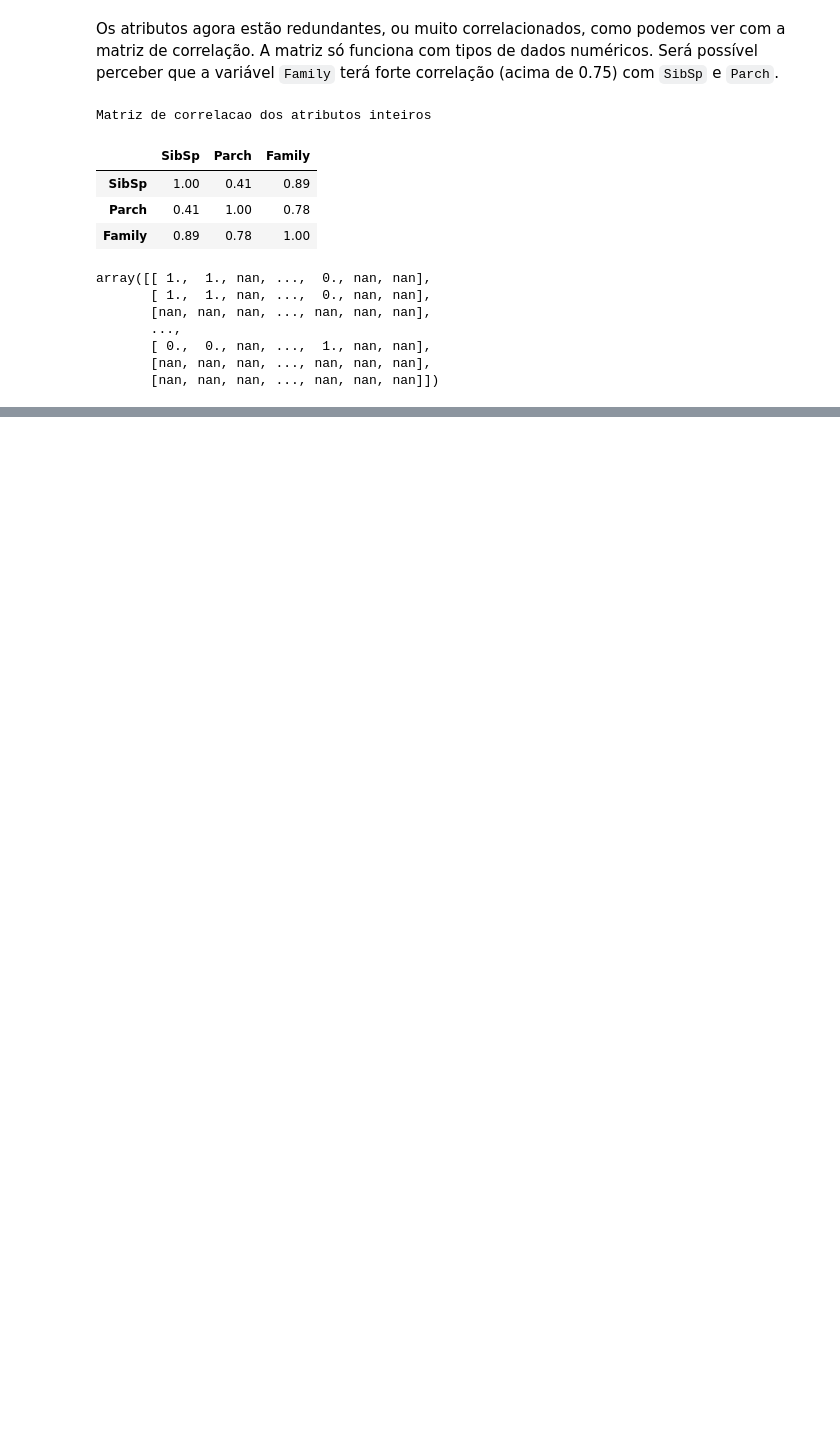
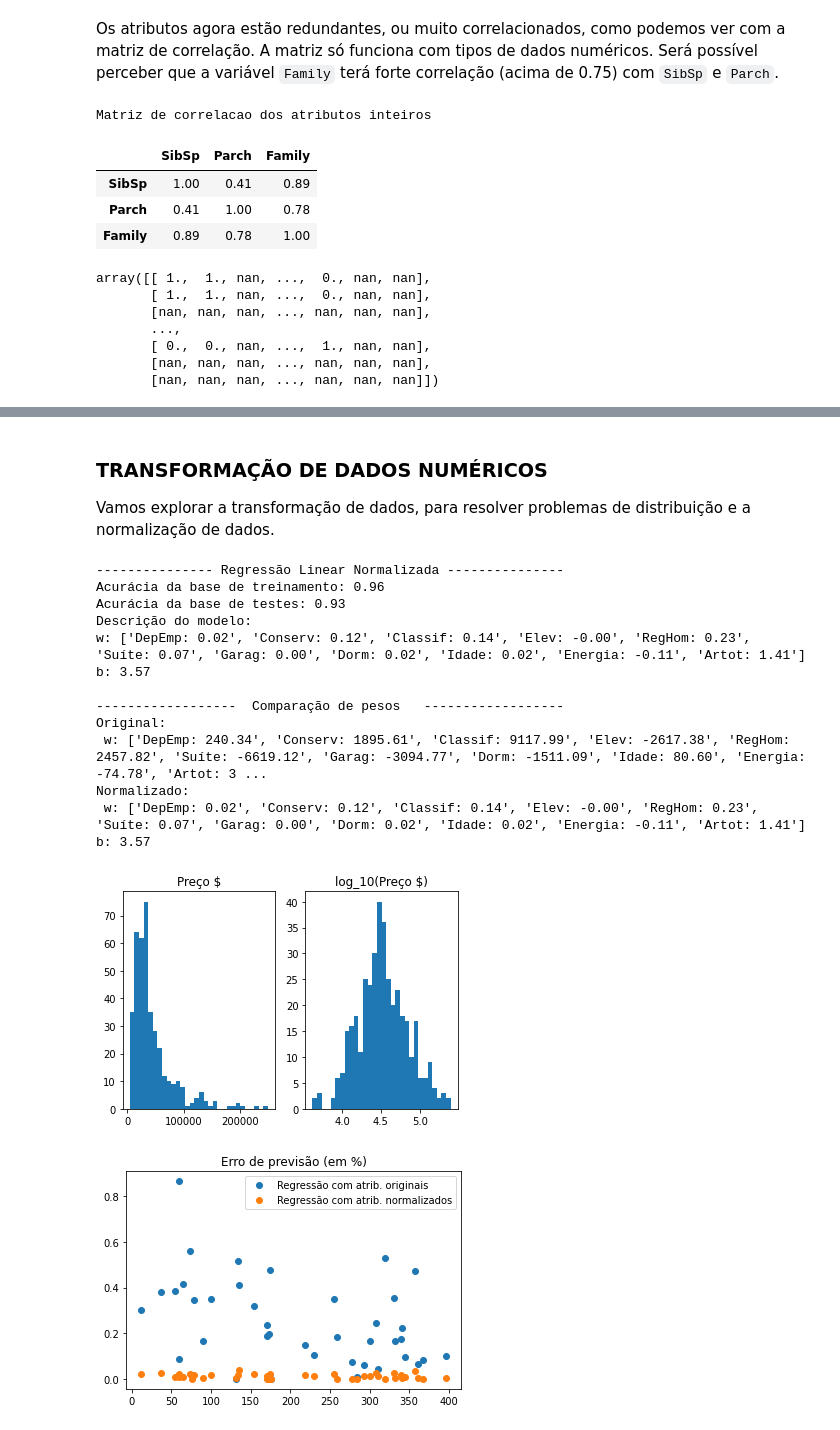
Before and after one commit to caiobellezi/estudos, a Jupyter notebook: Estudos_Transformacao_de_dados.ipynb, the cells around one changed output, grey strips where cells are left out. Saved outputs shown, nothing was run; the diff lists cells and outputs as text; code cells hidden in the pictures; blank space fills up the shorter version.

```diff
--- a/Estudos_Transformacao_de_dados.ipynb
+++ b/Estudos_Transformacao_de_dados.ipynb
@@ -344,0 +490,70 @@ array([[ 1.,  1., nan, ...,  0., nan, nan],
+# %% [markdown]
+### TRANSFORMAÇÃO DE DADOS NUMÉRICOS
+
+Vamos explorar a transformação de dados, para resolver problemas de distribuição e a normalização de dados.
+# %%
+# Os atributos possuem faixas de valores diferentes, que influencia os pesos
+# dos coeficientes da regressão. Vamos trabalhar melhor os atributos.
+
+X_scale = X
+
+# Iremos aplicar o logaritmo em "Energia total", "Área total" e "Preço $".
+
+X_scale['Energia'] = np.log10(X['Energia'])
+X_scale['Artot'] = np.log10(X['Artot'])
+y_scale = np.log10(y)
+
+# Normalização Min-Max dos dados.
+
+min_max_scaler = preprocessing.MinMaxScaler()
+X_scale = min_max_scaler.fit_transform(X_scale)
+
+fig, ax = plt.subplots(1, 2, figsize=(6, 4))
+ax[0].hist(y,bins=30, label='Preço $')
+ax[0].set_title('Preço $')
+ax[1].hist(y_scale,bins=30, label='log10(Preço $)')
+ax[1].set_title('log_10(Preço $)')
+
+
+X_train2, X_test2, y_train2, y_test2 = train_test_split(X_scale, y_scale, test_size=0.1, random_state=0)
+
+lnr2 = LinearRegression().fit(X_train2, y_train2)
+
+y_prev2 = lnr2.predict(X_test2)
+
+errolnr2 = np.abs(y_test2 - y_prev2)
+errolnr2perc = np.abs(y_test2 - y_prev2)/y_test2
+
+plt.figure(figsize=(6, 4))
+plt.plot(erroperc,'o', label='Regressão com atrib. originais')
+plt.plot(errolnr2perc,'o', label='Regressão com atrib. normalizados')
+plt.title("Erro de previsão (em %)")
+plt.legend()
+
+print("\n--------------- Regressão Linear Normalizada ---------------")
+print("Acurácia da base de treinamento: {:.2f}".format(lnr2.score(X_train2, y_train2)))
+print("Acurácia da base de testes: {:.2f}".format(lnr2.score(X_test2, y_test2)))
+print("Descrição do modelo: ")
+s = ["{0}: {1:0.2f}".format(a, v) for a, v in zip(atributos, lnr2.coef_)]
+print("w: {}  b: {:.2f}".format(s, lnr2.intercept_))
+
+
+print("\n------------------  Comparação de pesos   ------------------")
+s = ["{0}: {1:0.2f}".format(a, v) for a, v in zip(atributos, lnr.coef_)]
+print("Original:\n w: {}  b: {:.2f}".format(s, lnr.intercept_))
+s = ["{0}: {1:0.2f}".format(a, v) for a, v in zip(atributos, lnr2.coef_)]
+print("Normalizado:\n w: {}  b: {:.2f}".format(s, lnr2.intercept_))
+# %% [output]
+--------------- Regressão Linear Normalizada ---------------
+Acurácia da base de treinamento: 0.96
+Acurácia da base de testes: 0.93
+Descrição do modelo:
+w: ['DepEmp: 0.02', 'Conserv: 0.12', 'Classif: 0.14', 'Elev: -0.00', 'RegHom: 0.23', 'Suíte: 0.07', 'Garag: 0.00', 'Dorm: 0.02', 'Idade: 0.02', 'Energia: -0.11', 'Artot: 1.41']  b: 3.57
+
+------------------  Comparação de pesos   ------------------
+Original:
+ w: ['DepEmp: 240.34', 'Conserv: 1895.61', 'Classif: 9117.99', 'Elev: -2617.38', 'RegHom: 2457.82', 'Suíte: -6619.12', 'Garag: -3094.77', 'Dorm: -1511.09', 'Idade: 80.60', 'Energia: -74.78', 'Artot: 3 ...
+Normalizado:
+ w: ['DepEmp: 0.02', 'Conserv: 0.12', 'Classif: 0.14', 'Elev: -0.00', 'RegHom: 0.23', 'Suíte: 0.07', 'Garag: 0.00', 'Dorm: 0.02', 'Idade: 0.02', 'Energia: -0.11', 'Artot: 1.41']  b: 3.57
+[figure, added]
+[figure, added]
```
Also changed, not shown: parts of 9 cells of this notebook.
